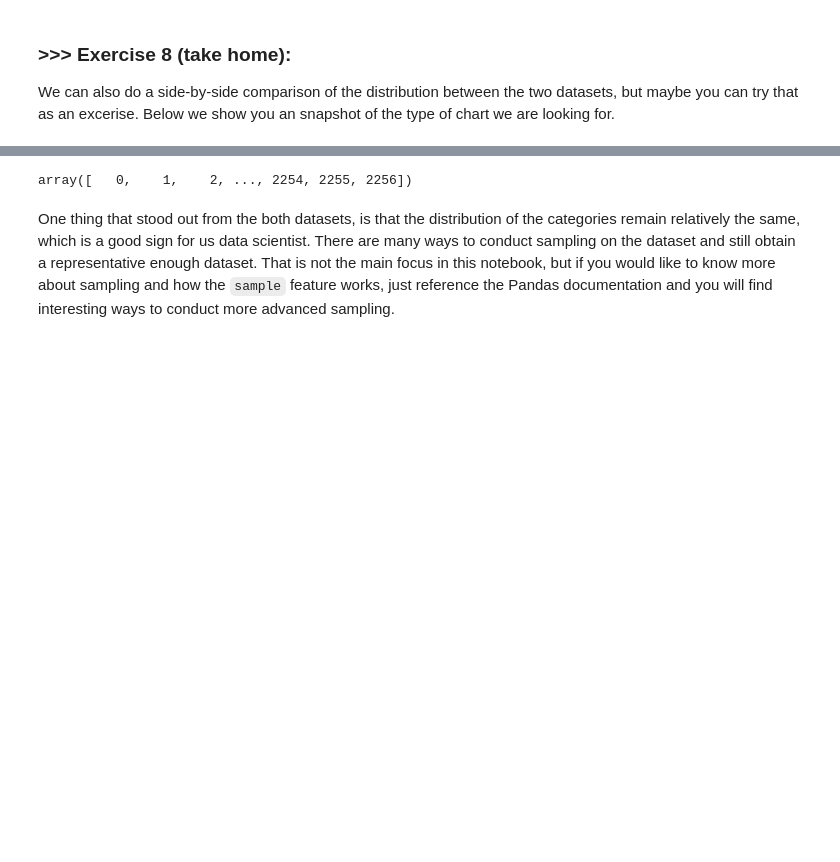
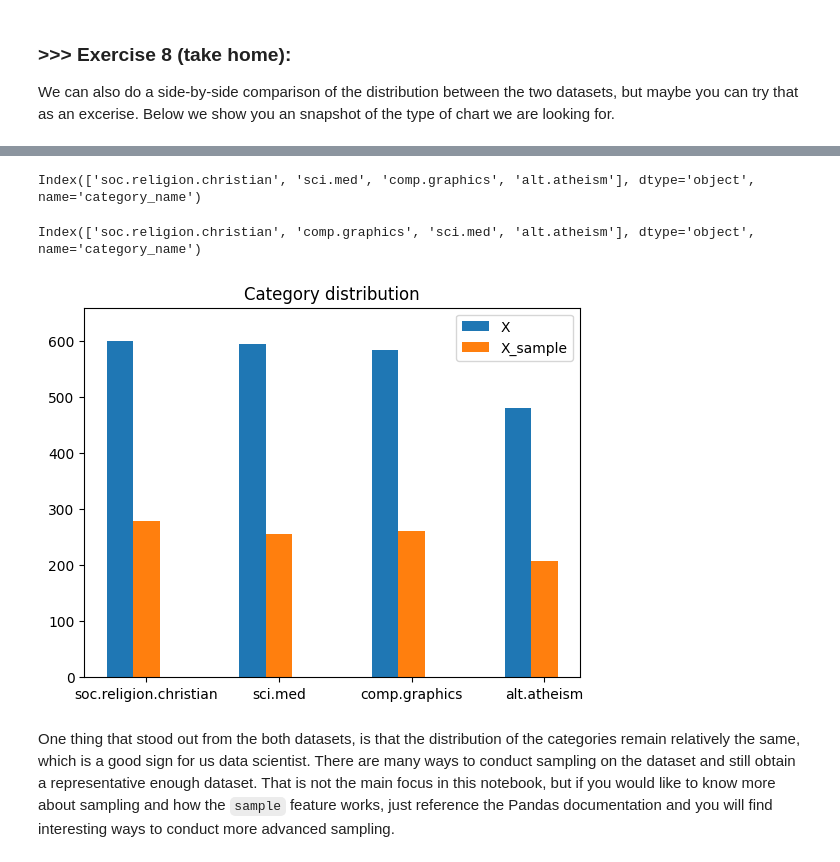
Before and after one commit to VictorKuanglhu/DM2024-Lab1-Master, a Jupyter notebook: DM2024-Lab1-Master.ipynb, the cells around one changed output, grey strips where cells are left out. Saved outputs shown, nothing was run; the diff lists cells and outputs as text; code cells hidden in the pictures; blank space fills up the shorter version.

```diff
--- a/DM2024-Lab1-Master.ipynb
+++ b/DM2024-Lab1-Master.ipynb
@@ -821,7 +821,3 @@ X_sample.category_name.value_counts().plot(kind = 'bar',
 We can also do a side-by-side comparison of the distribution between the two datasets, but maybe you can try that as an excerise. Below we show you an snapshot of the type of chart we are looking for.
 # %% [markdown]
 ![alt txt](https://i.imgur.com/9eO431H.png)
-# %%
-np.arange(len(X.columns))
-# %% [output]
-array([   0,    1,    2, ..., 2254, 2255, 2256])
@@ -830,20 +824,29 @@ X.columns
-# %%
-# Answer here
-X = ['Group A','Group B','Group C','Group D']
-Ygirls = [10,20,20,40]
-Zboys = [20,30,25,30]
-
-X_axis = np.arange(len(X.category_name))
-
-plt.bar(X_axis - 0.2, X, 0.4, label = 'Girls')
-plt.bar(X_axis + 0.2, X_sample, 0.4, label = 'Boys')
-
-plt.xticks(X_axis, X)
-plt.xlabel("Groups")
-plt.ylabel("Number of Students")
-plt.title("Number of Students in each group")
-plt.legend()
-plt.show()
+# %%
+X.category_name.value_counts().index
+# %% [output]
+Index(['soc.religion.christian', 'sci.med', 'comp.graphics', 'alt.atheism'], dtype='object', name='category_name')
+# %%
+X_sample.category_name.value_counts().index
+# %% [output]
+Index(['soc.religion.christian', 'comp.graphics', 'sci.med', 'alt.atheism'], dtype='object', name='category_name')
+# %%
+# Answer here
+categories = X.category_name.value_counts().index
+X_distribution = X.category_name.value_counts().reindex(categories)
+X_sample_distribution = X_sample.category_name.value_counts().reindex(categories)
+
+X_axis = np.arange(len(X_distribution))
+
+plt.bar(X_axis - 0.1, X_distribution, 0.2, label = 'X')
+plt.bar(X_axis + 0.1, X_sample_distribution, 0.2, label = 'X_sample')
+
+plt.ylim(0, max(pd.concat([X_distribution, X_sample_distribution]))*1.1)
+plt.title('Category distribution')
+plt.xticks(X_axis+0.1, X_distribution.index)
+plt.legend()
+plt.show()
+# %% [output]
+[figure, added]
 # %% [markdown]
 One thing that stood out from the both datasets, is that the distribution of the categories remain relatively the same, which is a good sign for us data scientist. There are many ways to conduct sampling on the dataset and still obtain a representative enough dataset. That is not the main focus in this notebook, but if you would like to know more about sampling and how the `sample` feature works, just reference the Pandas documentation and you will find interesting ways to conduct more advanced sampling.
 # %% [markdown]
```
Also changed, not shown: parts of 8 cells of this notebook.
